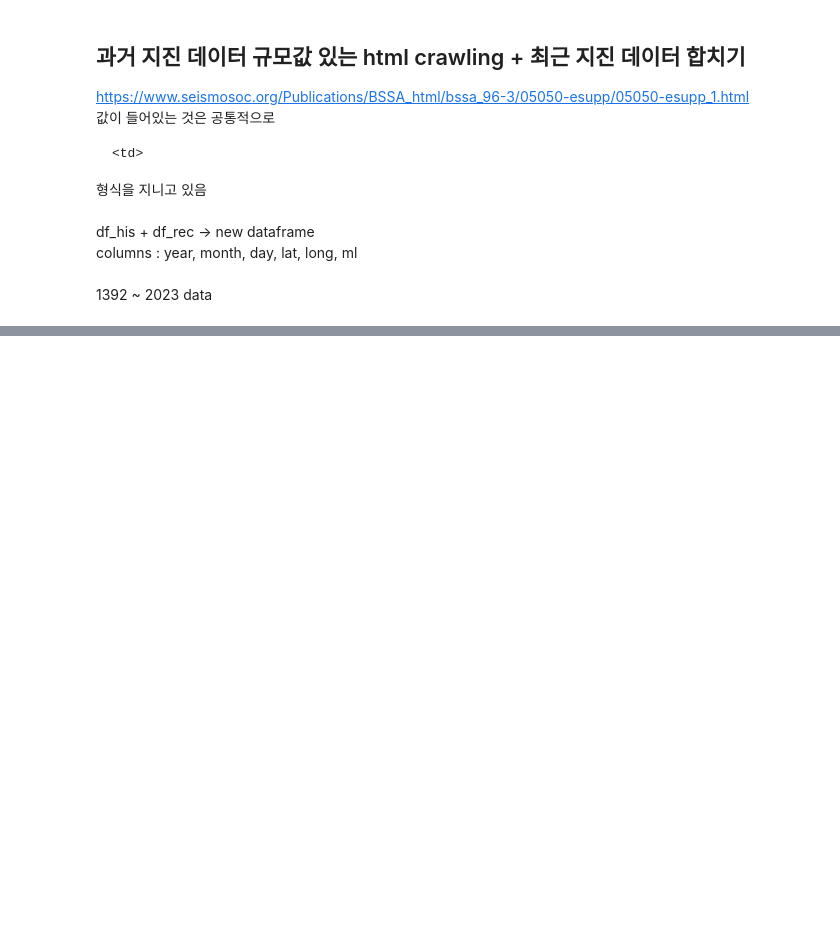
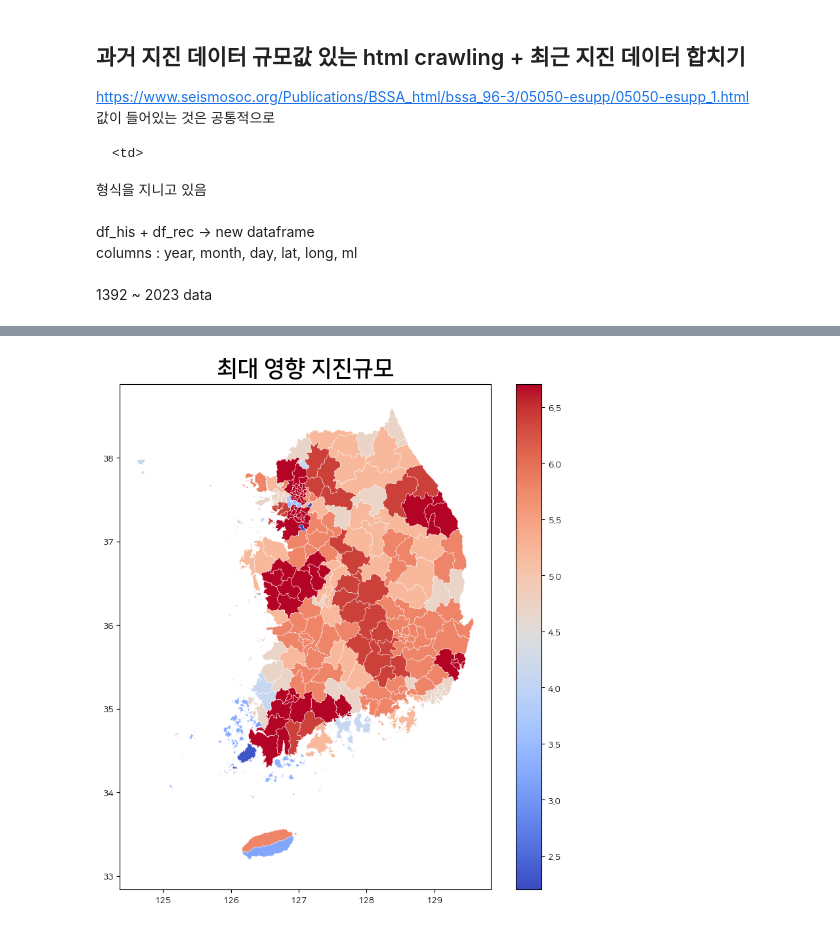
Before and after one commit to DeckofKard/Earthquake, a Jupyter notebook: eqlist_heatmap.ipynb, the cells around one changed output, grey strips where cells are left out. Drawn from its saved outputs; the diff is of its cells as text; code cells hidden in the pictures; blank space fills up the shorter version.

```diff
--- a/eqlist_heatmap.ipynb
+++ b/eqlist_heatmap.ipynb
@@ -279,10 +395,17 @@ sigungu_gdf.ml_max.dropna()
 # %%
-import matplotlib.pyplot as plt
-
+plt.rcParams['font.family'] = "NanumSquare"
 fig, ax = plt.subplots(1, 1, figsize=(10, 10))
 
-sigungu_gdf.plot(column='ml_erg',cmap='RdYlBu', ax=ax, edgecolor='white', linewidth=0.3)
+sigungu_gdf.plot(column='ml_max_new',cmap='coolwarm', ax=ax, edgecolor='white', linewidth=0.3, legend=True)
 
-eq_gpd.plot(ax=ax, color='black')
-place_data.plot(ax=ax, color='red')
+#eq_gpd.plot(ax=ax, color='black')
+#test.plot(ax=ax, color='green')
+#place_data.plot(ax=ax, color='red')
+
+plt.title("최대 영향 지진규모", fontdict = {'fontsize' : 25, 'fontweight':"bold"}, pad=10)
+
 plt.show()
+
+fig.savefig("mt_max.png", dpi = 500)
+# %% [output]
+[figure, added]
```
Also changed, not shown: parts of 21 cells of this notebook, 22 other files.
